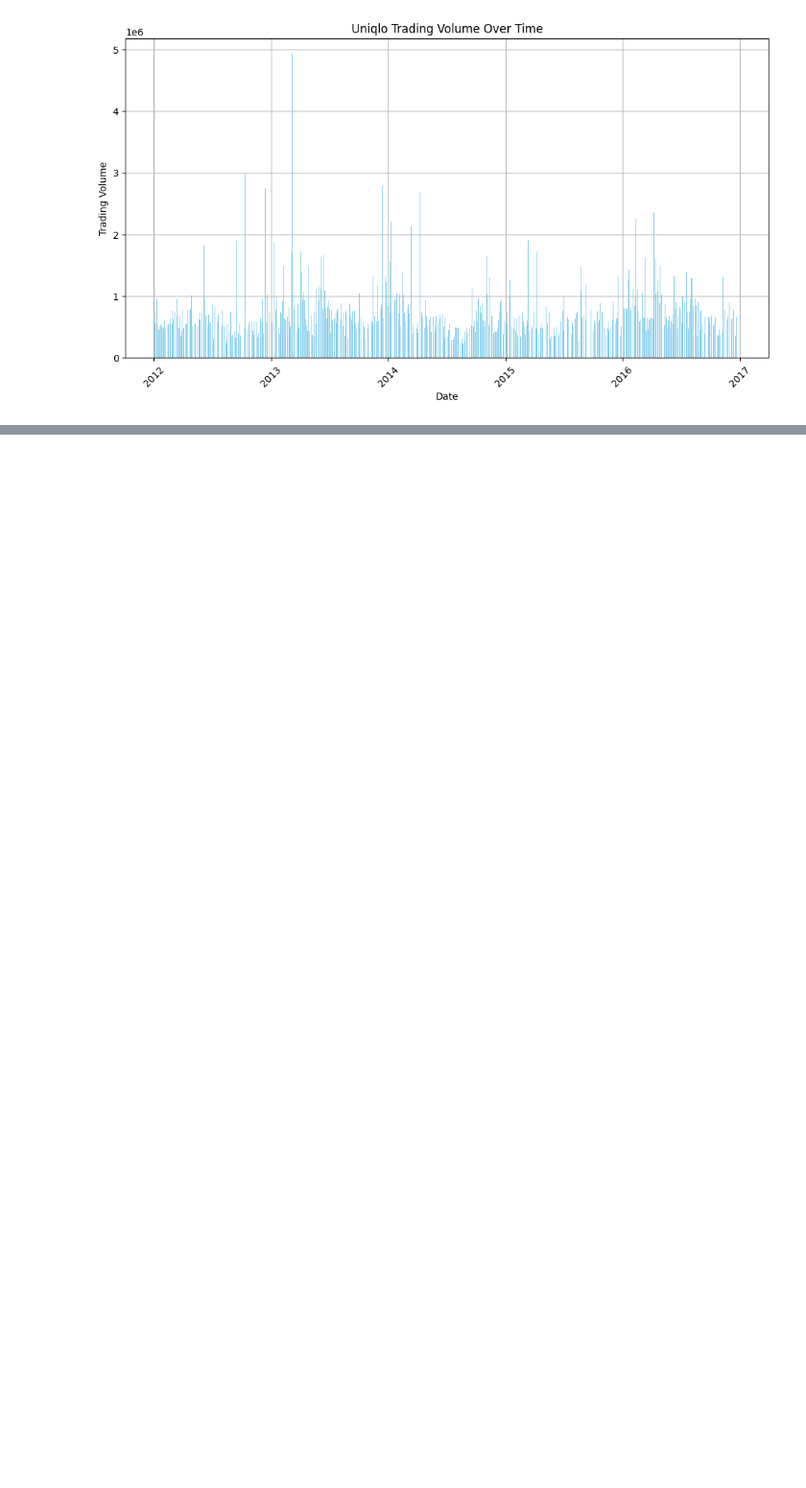
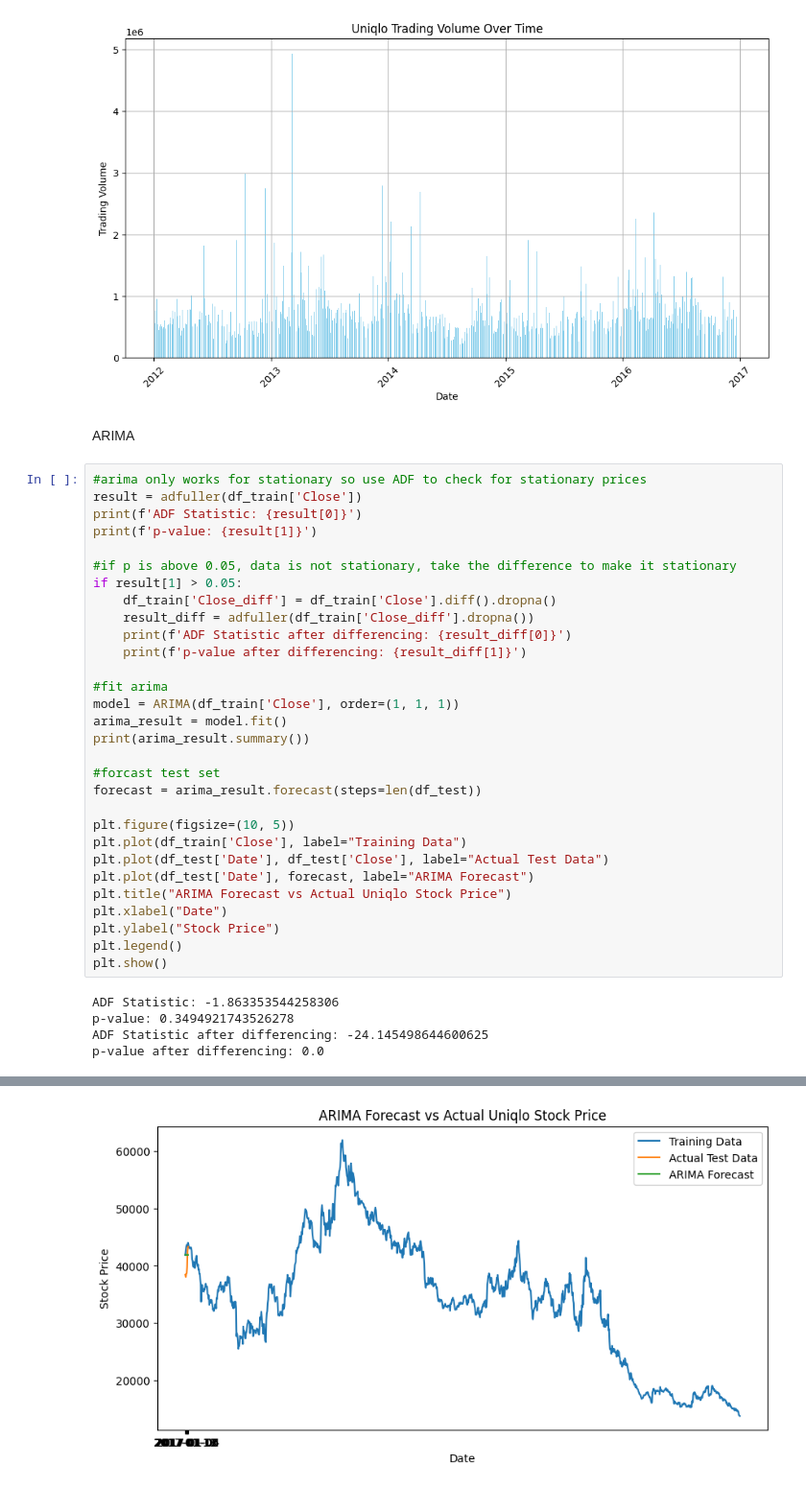
Before and after one commit to ashnarazdan123/AAI-595-Final-Project, a Jupyter notebook: final.ipynb, the cells around one changed output, grey strips where cells are left out. Shown at 96% size. Cells and saved outputs as stored; diff of their text form; blank space fills up the shorter version.

Commit message:
arima implementation

```diff
--- a/final.ipynb
+++ b/final.ipynb
@@ -35,3 +41,40 @@ plt.show()
 # %% [output]
 [figure]
 [figure]
+# %% [markdown]
+ARIMA
+# %%
+#arima only works for stationary so use ADF to check for stationary prices
+result = adfuller(df_train['Close'])
+print(f'ADF Statistic: {result[0]}')
+print(f'p-value: {result[1]}')
+
+#if p is above 0.05, data is not stationary, take the difference to make it stationary
+if result[1] > 0.05:
+    df_train['Close_diff'] = df_train['Close'].diff().dropna()
+    result_diff = adfuller(df_train['Close_diff'].dropna())
+    print(f'ADF Statistic after differencing: {result_diff[0]}')
+    print(f'p-value after differencing: {result_diff[1]}')
+
+#fit arima
+model = ARIMA(df_train['Close'], order=(1, 1, 1))
+arima_result = model.fit()
+print(arima_result.summary())
+
+#forcast test set
+forecast = arima_result.forecast(steps=len(df_test))
+
+plt.figure(figsize=(10, 5))
+plt.plot(df_train['Close'], label="Training Data")
+plt.plot(df_test['Date'], df_test['Close'], label="Actual Test Data")
+plt.plot(df_test['Date'], forecast, label="ARIMA Forecast")
+plt.title("ARIMA Forecast vs Actual Uniqlo Stock Price")
+plt.xlabel("Date")
+plt.ylabel("Stock Price")
+plt.legend()
+plt.show()
+# %% [output]
+ADF Statistic: -1.863353544258306
+p-value: 0.3494921743526278
+ADF Statistic after differencing: -24.145498644600625
+p-value after differencing: 0.0
@@ -37,0 +98 @@ plt.show()
+[figure, added]
```
Also changed, not shown: parts of 6 cells of this notebook.
